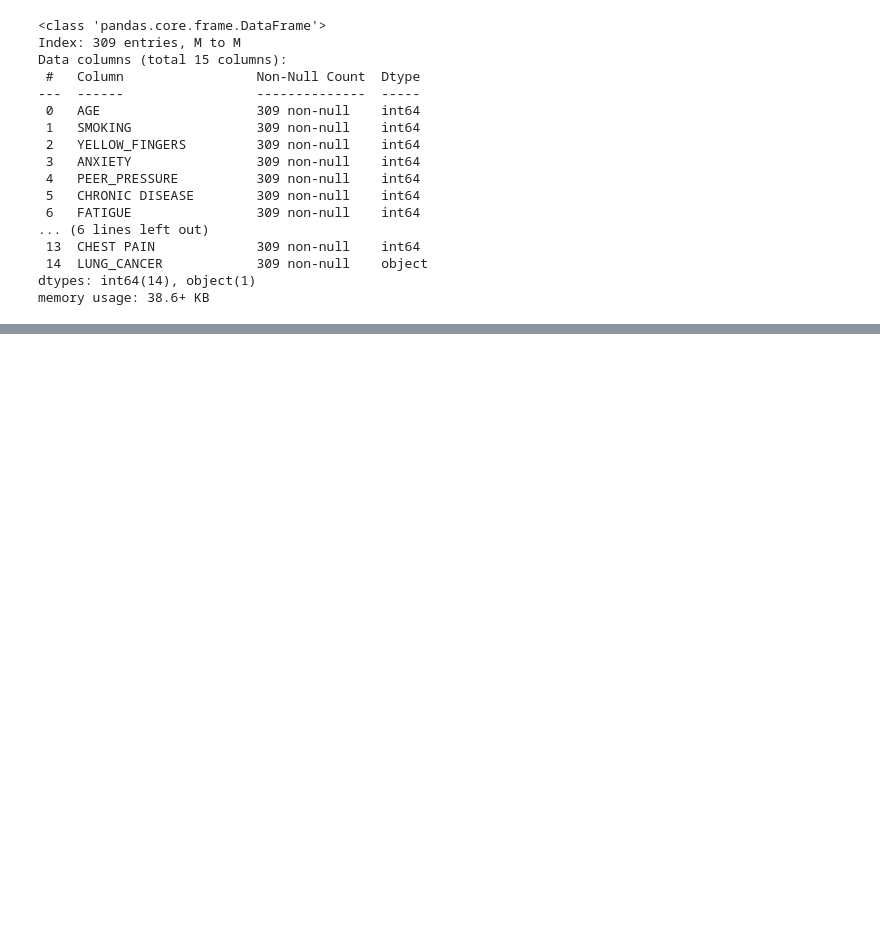
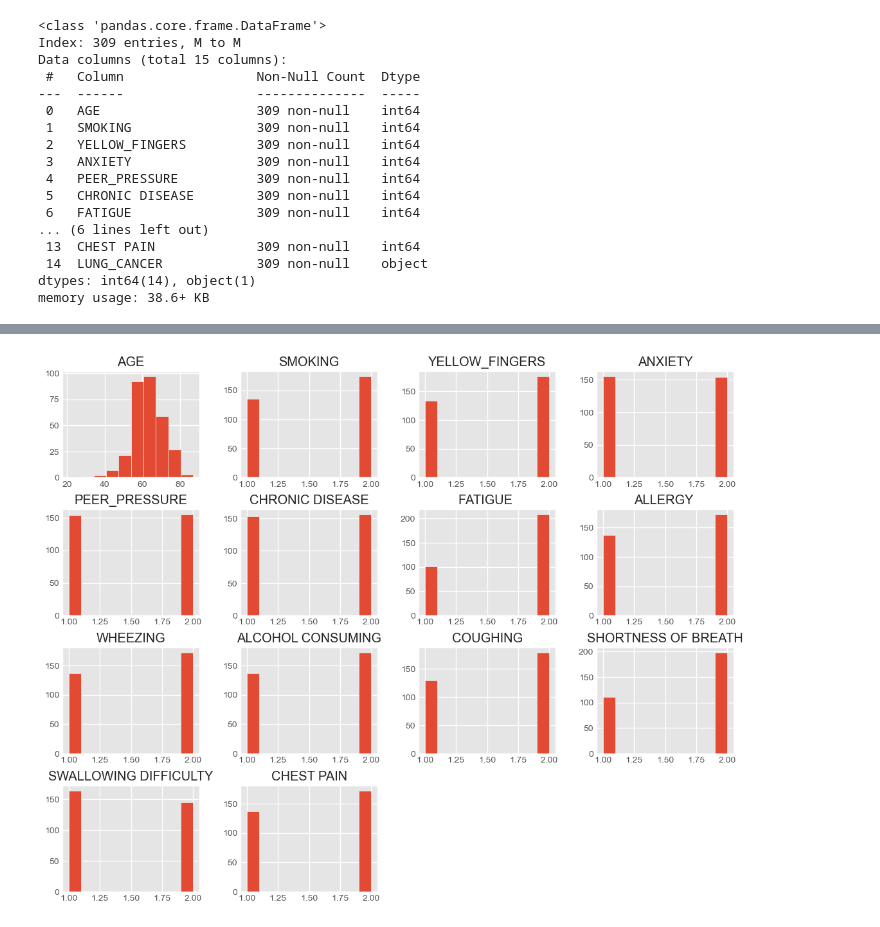
Before and after one commit to jre8301/Data-Dive-1, a Jupyter notebook: main.ipynb, the cells around one changed output, grey strips where cells are left out. Saved outputs shown, nothing was run; the diff lists cells and outputs as text; code cells hidden in the pictures; blank space fills up the shorter version.

Commit message:
Added histograms

```diff
--- a/main.ipynb
+++ b/main.ipynb
@@ -70,6 +70,11 @@ df.head()
 | F | 59 | 1 | 1 | 1 | 2 | 1 | 2 | 1 | 2 | ... |
 | M | 63 | 2 | 2 | 2 | 1 | 1 | 1 | 1 | 1 | ... |
 | F | 63 | 1 | 2 | 1 | 1 | 1 | 1 | 1 | 2 | ... |
+# %%
+df.hist(figsize=(12,10))
+plt.show()
+# %% [output]
+[figure, added]
 # %%
 # Group by age
 # %%
```
